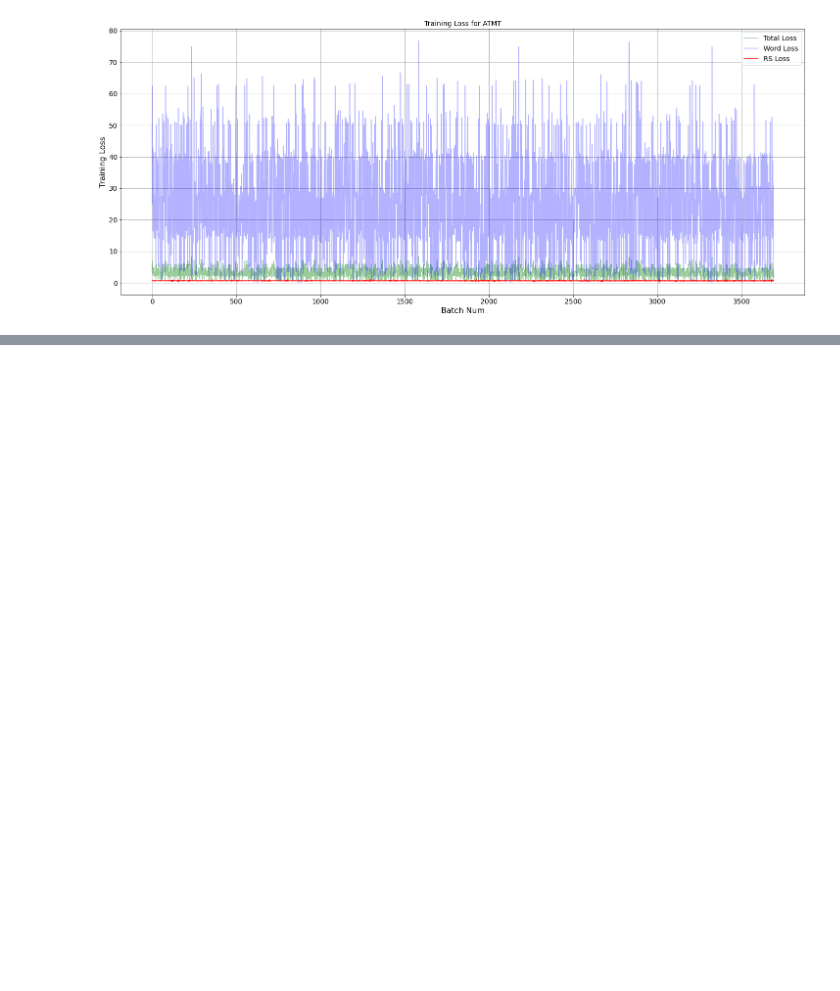
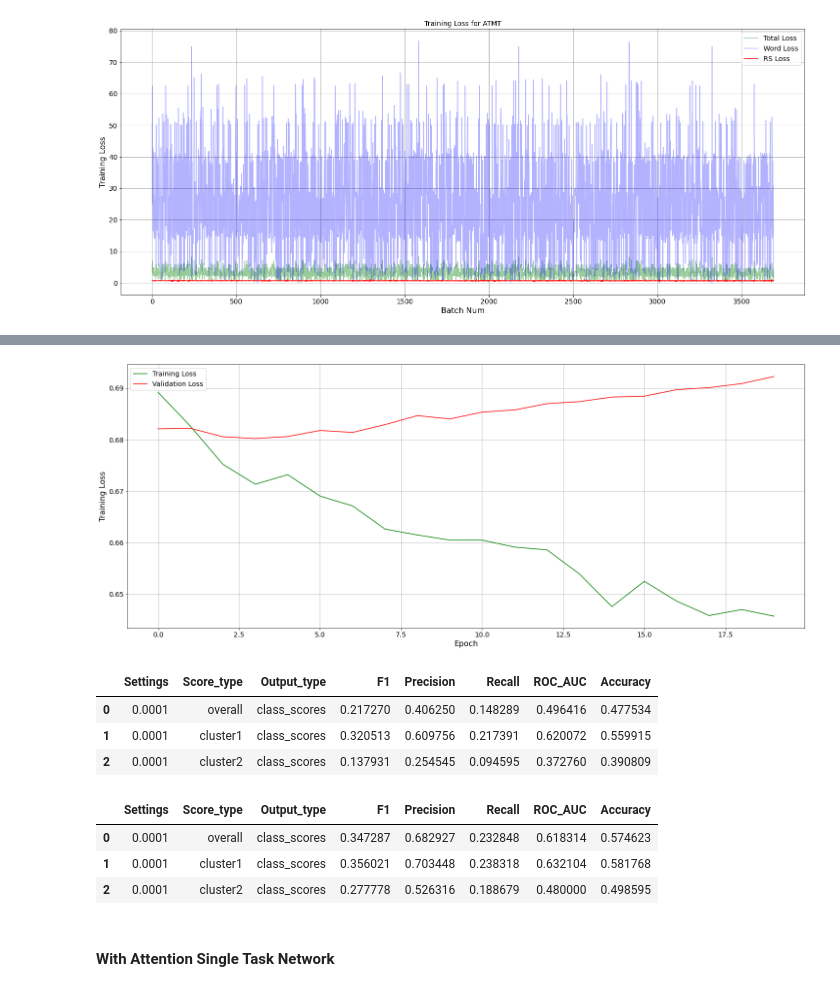
Before and after one commit to karthikshivaram24/Combatting-partisan-homogenization, a Jupyter notebook: model_tester.ipynb, the cells around one changed output, grey strips where cells are left out. Cells and saved outputs as stored; diff of their text form; code cells hidden in the pictures; blank space fills up the shorter version.

```diff
--- a/model_tester.ipynb
+++ b/model_tester.ipynb
@@ -628,0 +823,9 @@ plot_epoch_loss_multi(losees_train_multi_att[(0.001, 0.1)])
+# %%
+metrics_train,metrics_test, losses_train =  run_ssda_cp_st(df=data,
+                                                            cp=(14,44),
+                                                            doc_2_cluster_map=doc_2_cluster_map,
+                                                            learning_rates=[0.0001],
+                                                            epochs=20,
+                                                            batch_size=16,
+                                                            single_task=True,
+                                                            with_attention=False)
@@ -628,0 +850,20 @@ plot_epoch_loss_multi(losees_train_multi_att[(0.001, 0.1)])
+# %%
+plot_epoch_loss(losses_train[0.0001])
+# %% [output]
+[figure, added]
+# %%
+print_res(metrics_test)
+# %% [output]
+|  | Settings | Score_type | Output_type | F1 | Precision | Recall | ROC_AUC | Accuracy |
+| 0 | 0.0001 | overall | class_scores | 0.217270 | 0.406250 | 0.148289 | 0.496416 | 0.477534 |
+| 1 | 0.0001 | cluster1 | class_scores | 0.320513 | 0.609756 | 0.217391 | 0.620072 | 0.559915 |
+| 2 | 0.0001 | cluster2 | class_scores | 0.137931 | 0.254545 | 0.094595 | 0.372760 | 0.390809 |
+# %%
+print_res(metrics_train)
+# %% [output]
+|  | Settings | Score_type | Output_type | F1 | Precision | Recall | ROC_AUC | Accuracy |
+| 0 | 0.0001 | overall | class_scores | 0.347287 | 0.682927 | 0.232848 | 0.618314 | 0.574623 |
+| 1 | 0.0001 | cluster1 | class_scores | 0.356021 | 0.703448 | 0.238318 | 0.632104 | 0.581768 |
+| 2 | 0.0001 | cluster2 | class_scores | 0.277778 | 0.526316 | 0.188679 | 0.480000 | 0.498595 |
+# %% [markdown]
+#### With Attention Single Task Network
```
Also changed, not shown: parts of 64 cells of this notebook, 4 other files.
